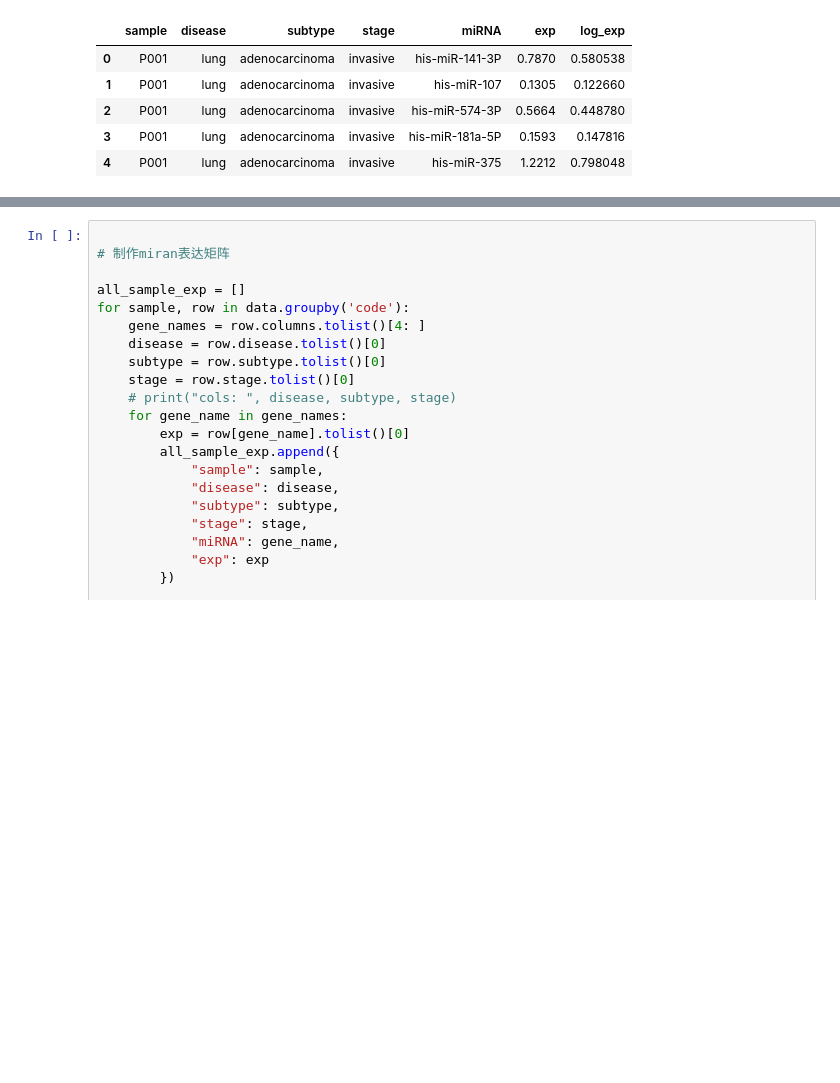
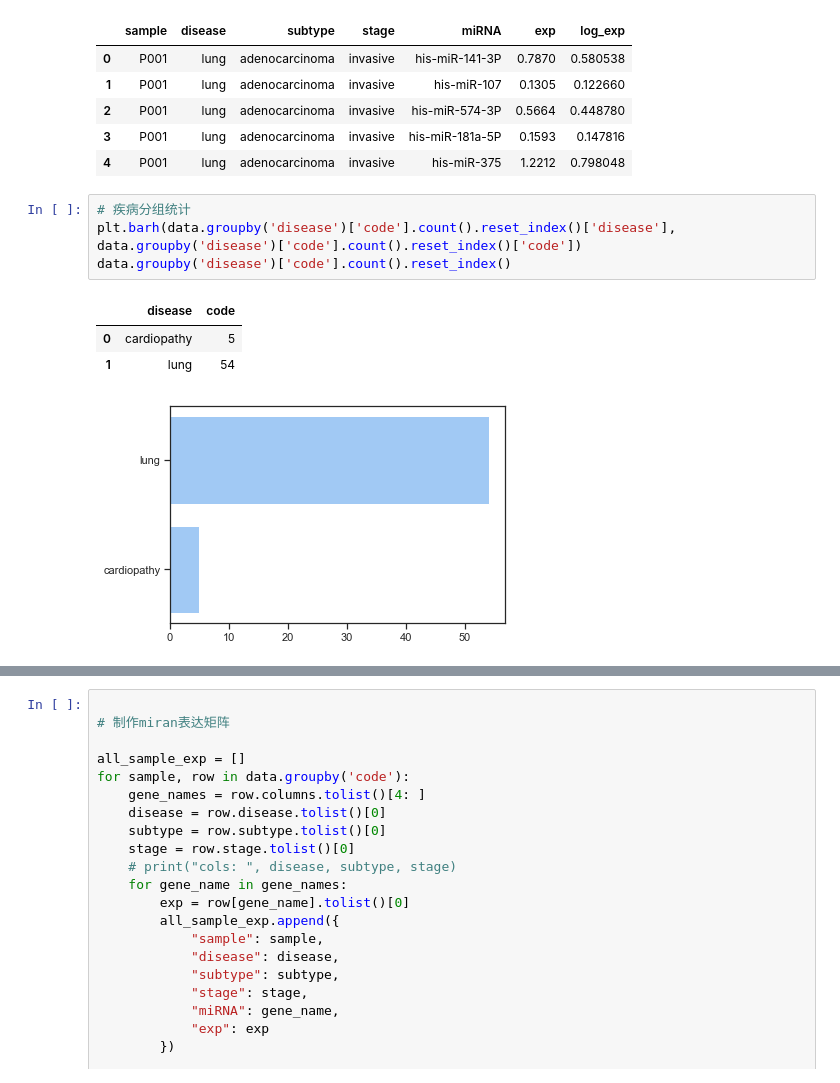
Before and after one commit to paperClub-hub/paperClub_daily, a Jupyter notebook: 20230918_mirna_ming/data.ipynb, the cells around one changed output, grey strips where cells are left out. Cells and saved outputs as stored; diff of their text form; blank space fills up the shorter version.

```diff
--- a/20230918_mirna_ming/data.ipynb
+++ b/20230918_mirna_ming/data.ipynb
@@ -57,3 +57,12 @@ all_sample_exp.head()
 | 2 | P001 | lung | adenocarcinoma | invasive | his-miR-574-3P | 0.5664 | 0.448780 |
 | 3 | P001 | lung | adenocarcinoma | invasive | his-miR-181a-5P | 0.1593 | 0.147816 |
 | 4 | P001 | lung | adenocarcinoma | invasive | his-miR-375 | 1.2212 | 0.798048 |
+# %%
+# 疾病分组统计
+plt.barh(data.groupby('disease')['code'].count().reset_index()['disease'], data.groupby('disease')['code'].count().reset_index()['code'])
+data.groupby('disease')['code'].count().reset_index()
+# %% [output]
+|  | disease | code |
+| 0 | cardiopathy | 5 |
+| 1 | lung | 54 |
+[figure, added]
```
Also changed, not shown: parts of 4 cells of this notebook.
